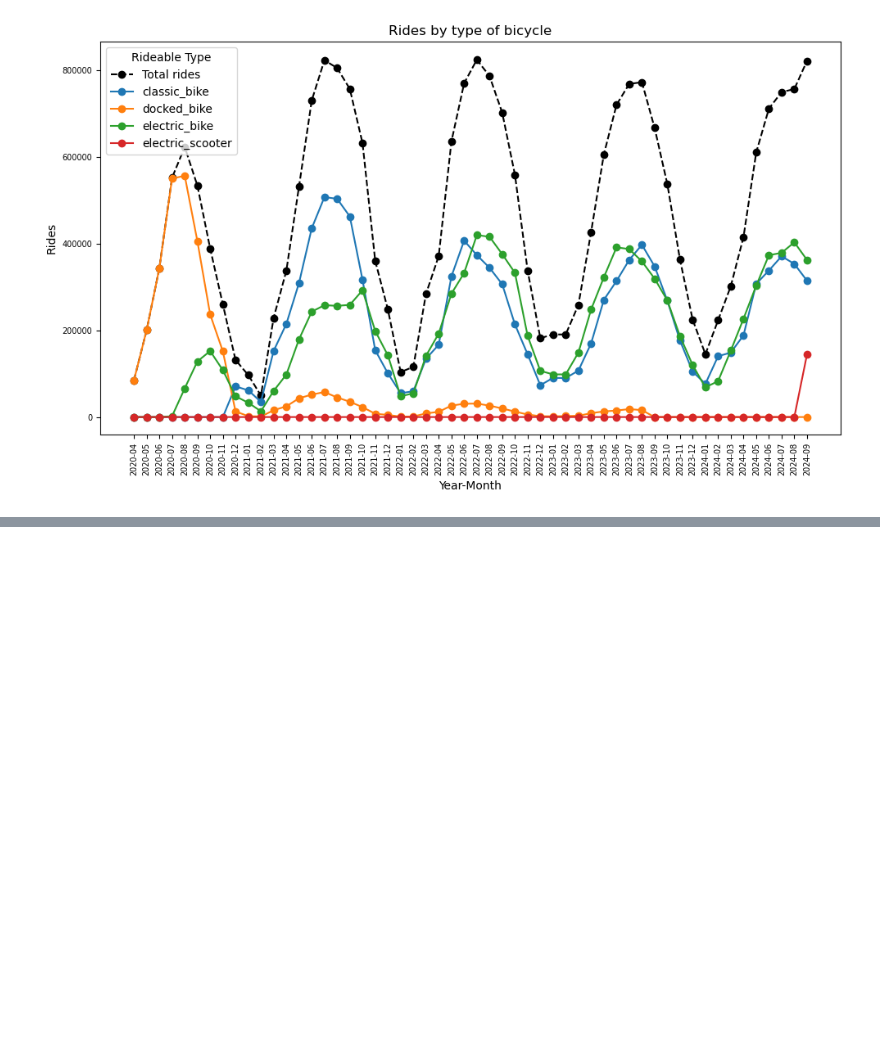
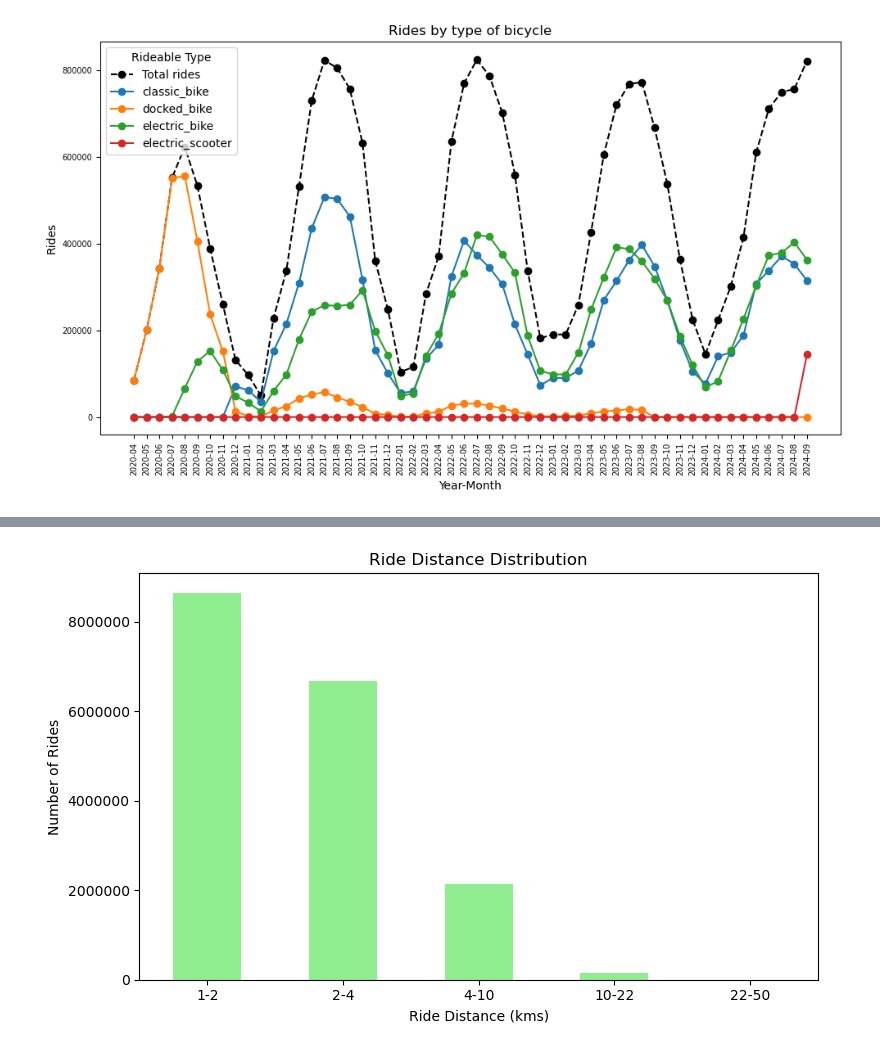
Before and after one commit to Jetty2307/Chicago-BikeSharing, a Jupyter notebook: Chicago_bikes_main.ipynb, the cells around one changed output, grey strips where cells are left out. Saved outputs shown, nothing was run; the diff lists cells and outputs as text; code cells hidden in the pictures; blank space fills up the shorter version.

```diff
--- a/Chicago_bikes_main.ipynb
+++ b/Chicago_bikes_main.ipynb
@@ -155,0 +241,38 @@ plt.show()
+# %%
+def haversine(lat1, lon1, lat2, lon2):
+    R = 6371  # Radius of Earth in kilometers
+    phi1 = np.radians(lat1)
+    phi2 = np.radians(lat2)
+    delta_phi = np.radians(lat2 - lat1)
+    delta_lambda = np.radians(lon2 - lon1)
+    a = np.sin(delta_phi / 2) ** 2 + np.cos(phi1) * np.cos(phi2) * np.sin(delta_lambda / 2) ** 2
+    c = 2 * np.arctan2(np.sqrt(a), np.sqrt(1 - a))
+    return R * c
+
+# Apply the function to calculate the distance and store it in a new column
+df['distance_km'] = haversine(df['start_lat'], df['start_lng'], df['end_lat'], df['end_lng'])
+# %%
+#bins = range(0, 100, 10)
+bins = np.logspace(np.log10(1), np.log10(50), num=6)
+
+df['ride_distance_bin'] = pd.cut(df['distance_km'], bins=bins)
+
+ride_distance_counts = df['ride_distance_bin'].value_counts().sort_index()
+bin_labels = [f'{int(interval.left)}-{int(interval.right)}' for interval in ride_distance_counts.index]
+# Plot the counts as a bar plot
+plt.figure(figsize=(8, 5))
+ride_distance_counts.plot(kind='bar', color='lightgreen')
+
+# Add labels and title
+plt.xlabel('Ride Distance (kms)')
+plt.ylabel('Number of Rides')
+plt.title('Ride Distance Distribution')
+
+# Rotate x-axis labels for better readability
+plt.xticks(ticks=range(len(bin_labels)), labels=bin_labels)
+plt.xticks(rotation=0)
+plt.gca().yaxis.set_major_formatter(mtick.FuncFormatter(lambda x, _: int(x)))
+plt.tight_layout()
+plt.show()
+# %% [output]
+[figure, added]
```
Also changed, not shown: parts of 17 cells of this notebook.
